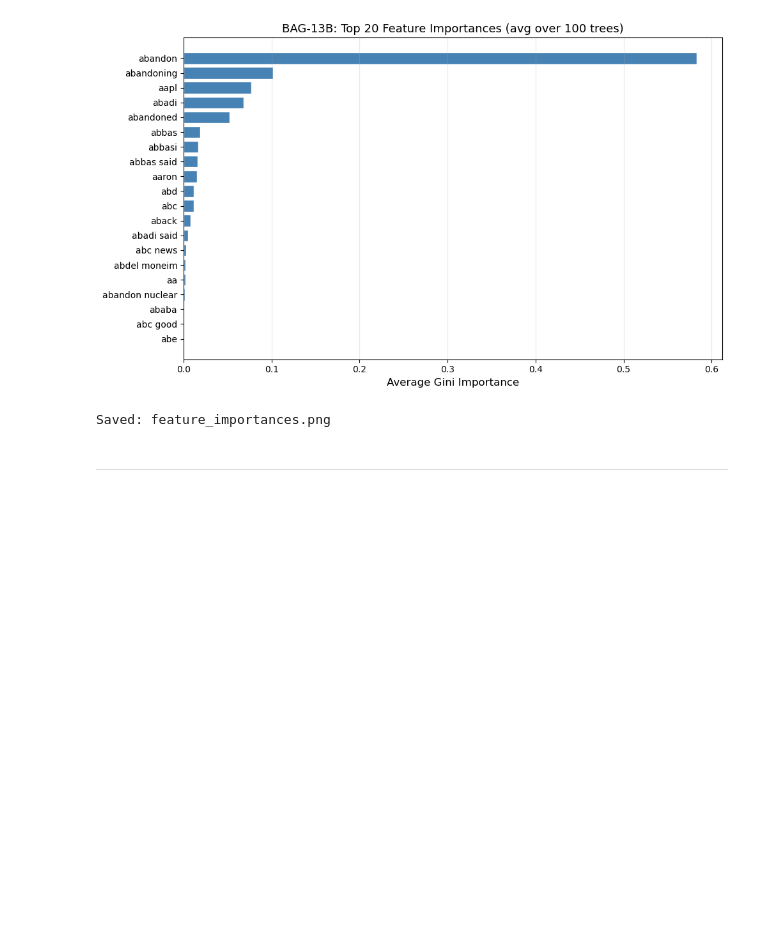
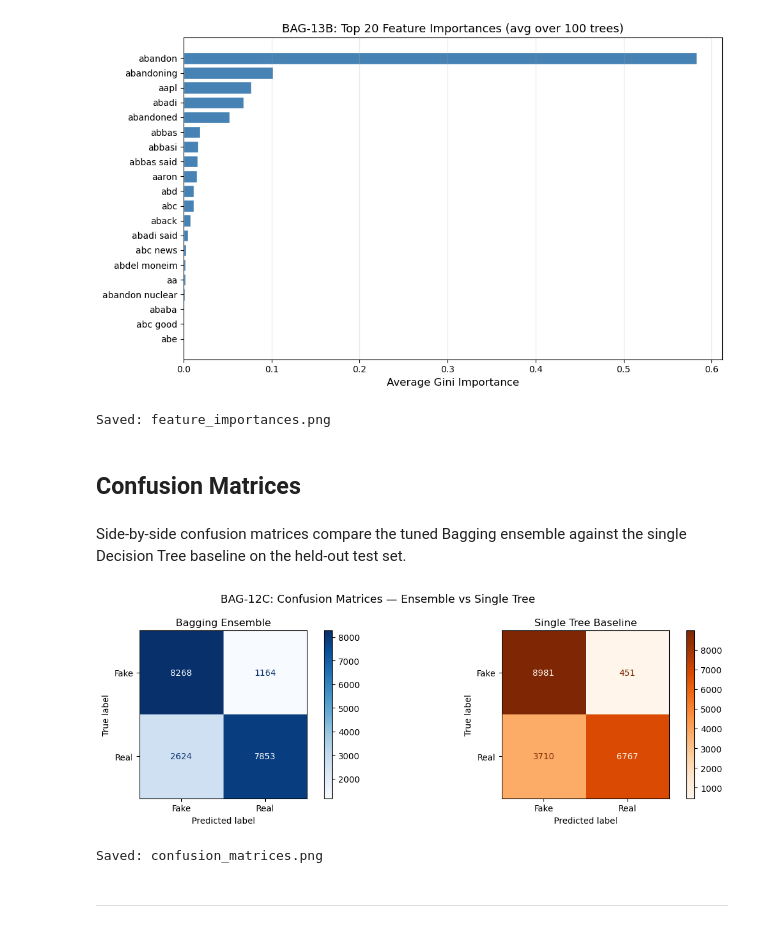
Before and after one commit to 3608Team10/COMP3608PROJECT, a Jupyter notebook: Bagging.ipynb, the cells around one changed output. Cells and saved outputs as stored; diff of their text form; code cells hidden in the pictures; blank space fills up the shorter version.

Commit message:
Add plot for confusion matrices

```diff
--- a/Bagging.ipynb
+++ b/Bagging.ipynb
@@ -871,5 +871,35 @@ print("Saved: feature_importances.png")
 # %% [output]
 [figure]
 Saved: feature_importances.png
+# %% [markdown]
+## Confusion Matrices
+# %% [markdown]
+Side-by-side confusion matrices compare the tuned Bagging ensemble against the single Decision Tree baseline on the held-out test set.
+# %%
+# Confusion matrix for the final bagging ensemble
+fig, axes = plt.subplots(1, 2, figsize=(12, 4))
+
+ConfusionMatrixDisplay.from_predictions(
+    y_test, y_pred_final,
+    display_labels=['Fake', 'Real'],
+    cmap='Blues', ax=axes[0]
+)
+axes[0].set_title('Bagging Ensemble', fontsize=12)
+
+ConfusionMatrixDisplay.from_predictions(
+    y_test, y_pred_single_final,
+    display_labels=['Fake', 'Real'],
+    cmap='Oranges', ax=axes[1]
+)
+axes[1].set_title('Single Tree Baseline', fontsize=12)
+
+plt.suptitle('BAG-12C: Confusion Matrices — Ensemble vs Single Tree', fontsize=13)
+plt.tight_layout()
+plt.savefig('confusion_matrices.png', dpi=150, bbox_inches='tight')
+plt.show()
+print("Saved: confusion_matrices.png")
+# %% [output]
+[figure, added]
+Saved: confusion_matrices.png
 # %% [markdown]
 ___
```
